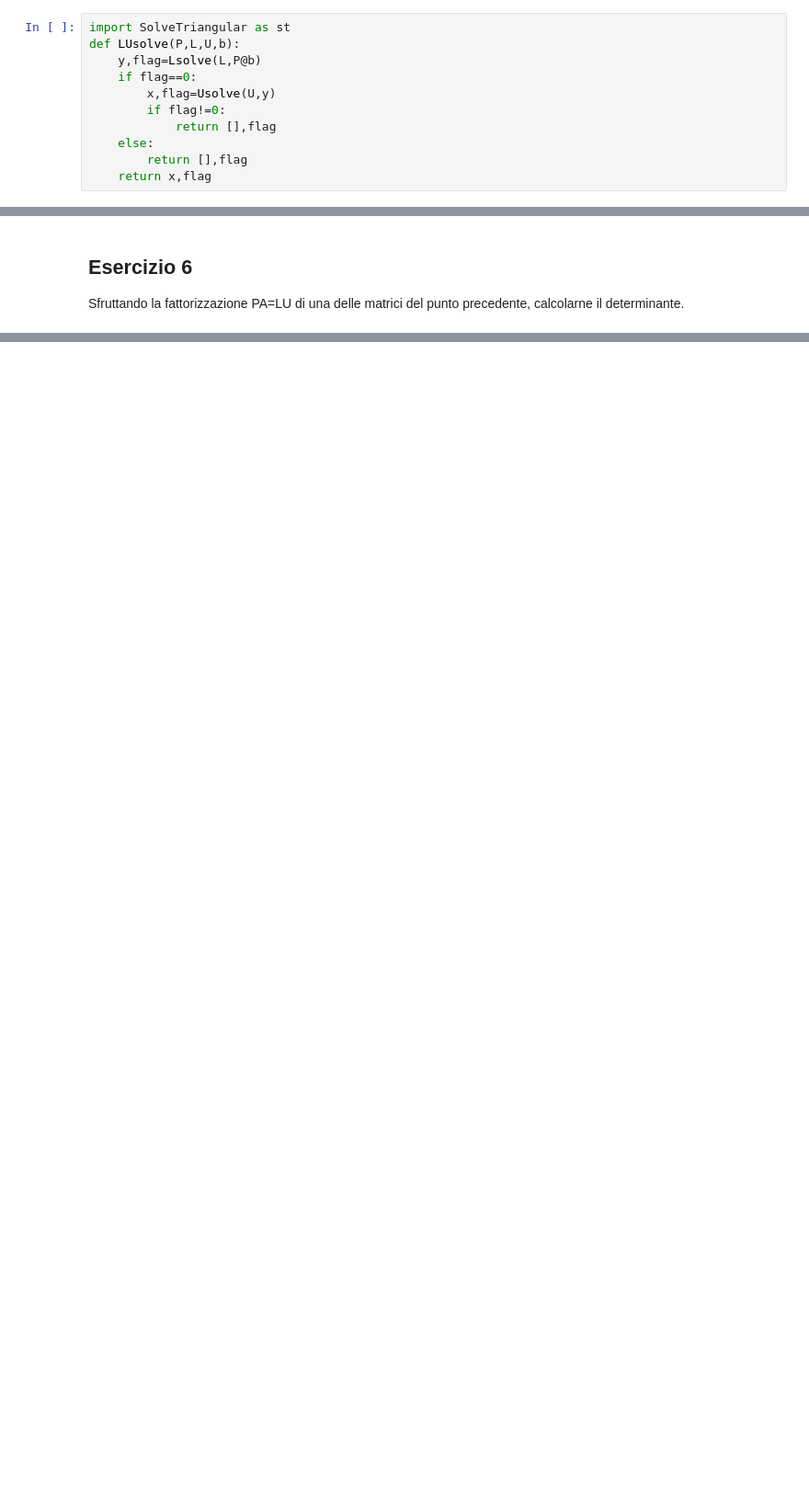
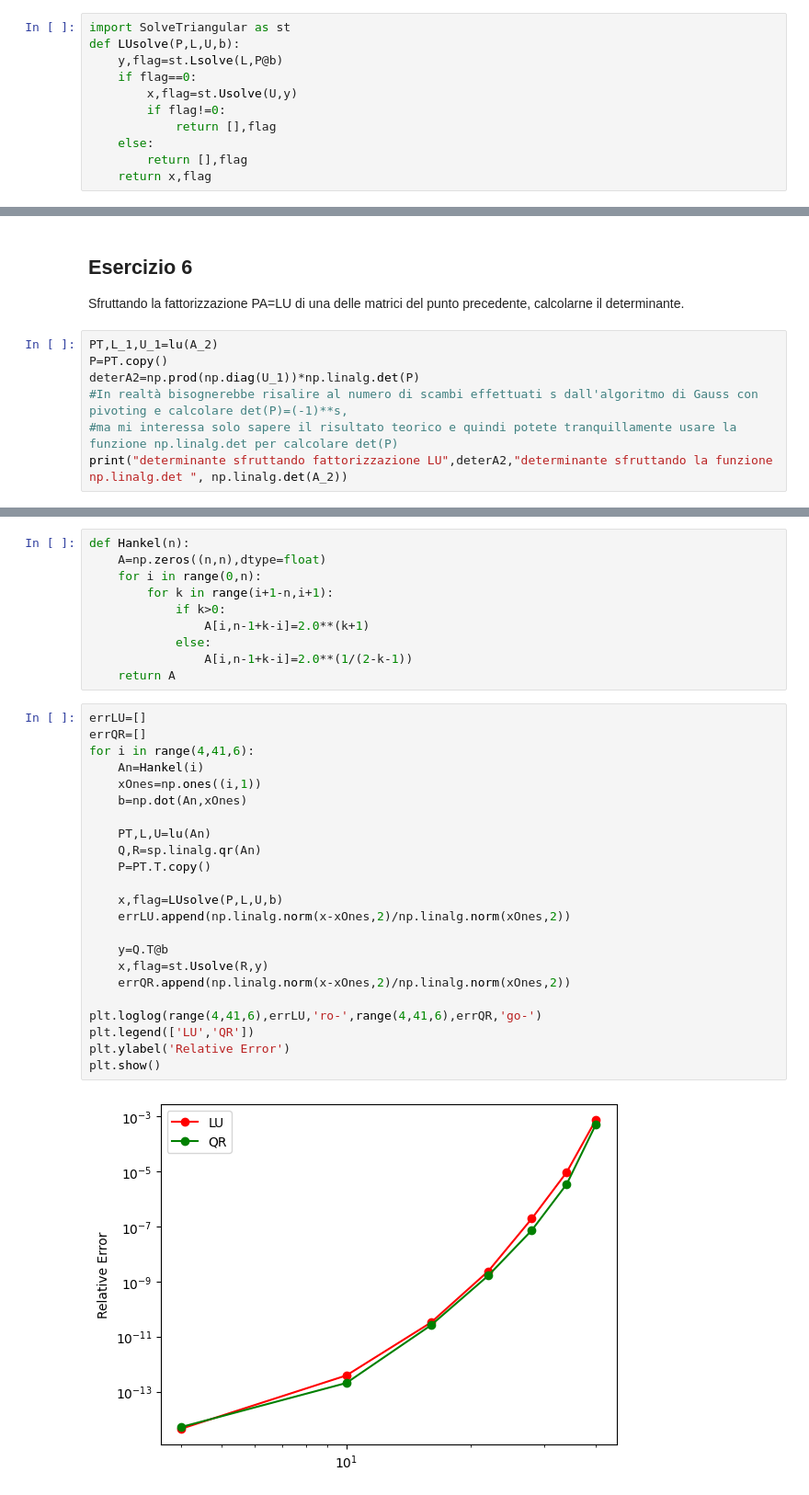
Before and after one commit to delpiter/Numerical_Methods_for_AI, a Jupyter notebook: lab8/LaboratorioVIII_8_aprile_2025.ipynb, the cells around one changed output, grey strips where cells are left out. Shown: that part at 92% size. Saved outputs shown, nothing was run; the diff lists cells and outputs as text; blank space fills up the shorter version.

```diff
--- a/lab8/LaboratorioVIII_8_aprile_2025.ipynb
+++ b/lab8/LaboratorioVIII_8_aprile_2025.ipynb
@@ -227,9 +227,9 @@ combinando i metodi di risoluzione in avanti ed all'indietro  implementati nel f
 # %%
 import SolveTriangular as st
 def LUsolve(P,L,U,b):
-    y,flag=Lsolve(L,P@b)
+    y,flag=st.Lsolve(L,P@b)
     if flag==0:
-        x,flag=Usolve(U,y)
+        x,flag=st.Usolve(U,y)
         if flag!=0:
             return [],flag
     else:
@@ -274,6 +316,13 @@ della funzione  *scipy.linalg.inv(A)*
 # %% [markdown]
 ## Esercizio 6
 Sfruttando la fattorizzazione PA=LU  di una delle matrici del punto precedente, calcolarne il determinante.
+# %%
+PT,L_1,U_1=lu(A_2)
+P=PT.copy()
+deterA2=np.prod(np.diag(U_1))*np.linalg.det(P)
+#In realtà bisognerebbe risalire al numero di scambi effettuati s dall'algoritmo di Gauss con pivoting e calcolare det(P)=(-1)**s,
+#ma mi interessa solo sapere il risultato teorico e quindi potete tranquillamente usare la funzione np.linalg.det per calcolare det(P)
+print("determinante sfruttando fattorizzazione LU",deterA2,"determinante sfruttando la funzione np.linalg.det ", np.linalg.det(A_2))
 # %% [markdown]
 ## Esercizio 7
 Per valori di $n = 4 : 6 : 40$, si consideri il sistema lineare $A_n x = b$ con
@@ -313,3 +349,38 @@ def Hankel(n):
+# %%
+def Hankel(n):
+    A=np.zeros((n,n),dtype=float)
+    for i in range(0,n):
+        for k in range(i+1-n,i+1):
+            if k>0:
+                A[i,n-1+k-i]=2.0**(k+1)
+            else:
+                A[i,n-1+k-i]=2.0**(1/(2-k-1))
+    return A
+# %%
+errLU=[]
+errQR=[]
+for i in range(4,41,6):
+    An=Hankel(i)
+    xOnes=np.ones((i,1))
+    b=np.dot(An,xOnes)
+
+    PT,L,U=lu(An)
+    Q,R=sp.linalg.qr(An)
+    P=PT.T.copy()
+
+    x,flag=LUsolve(P,L,U,b)
+    errLU.append(np.linalg.norm(x-xOnes,2)/np.linalg.norm(xOnes,2))
+
+    y=Q.T@b
+    x,flag=st.Usolve(R,y)
+    errQR.append(np.linalg.norm(x-xOnes,2)/np.linalg.norm(xOnes,2))
+
+plt.loglog(range(4,41,6),errLU,'ro-',range(4,41,6),errQR,'go-')
+plt.legend(['LU','QR'])
+plt.ylabel('Relative Error')
+plt.show()
+# %% [output]
+[figure, added]
 # %% [markdown]
 ## Esercizio 8
 
```
Also changed, not shown: parts of 4 cells of this notebook, 7 other files.
